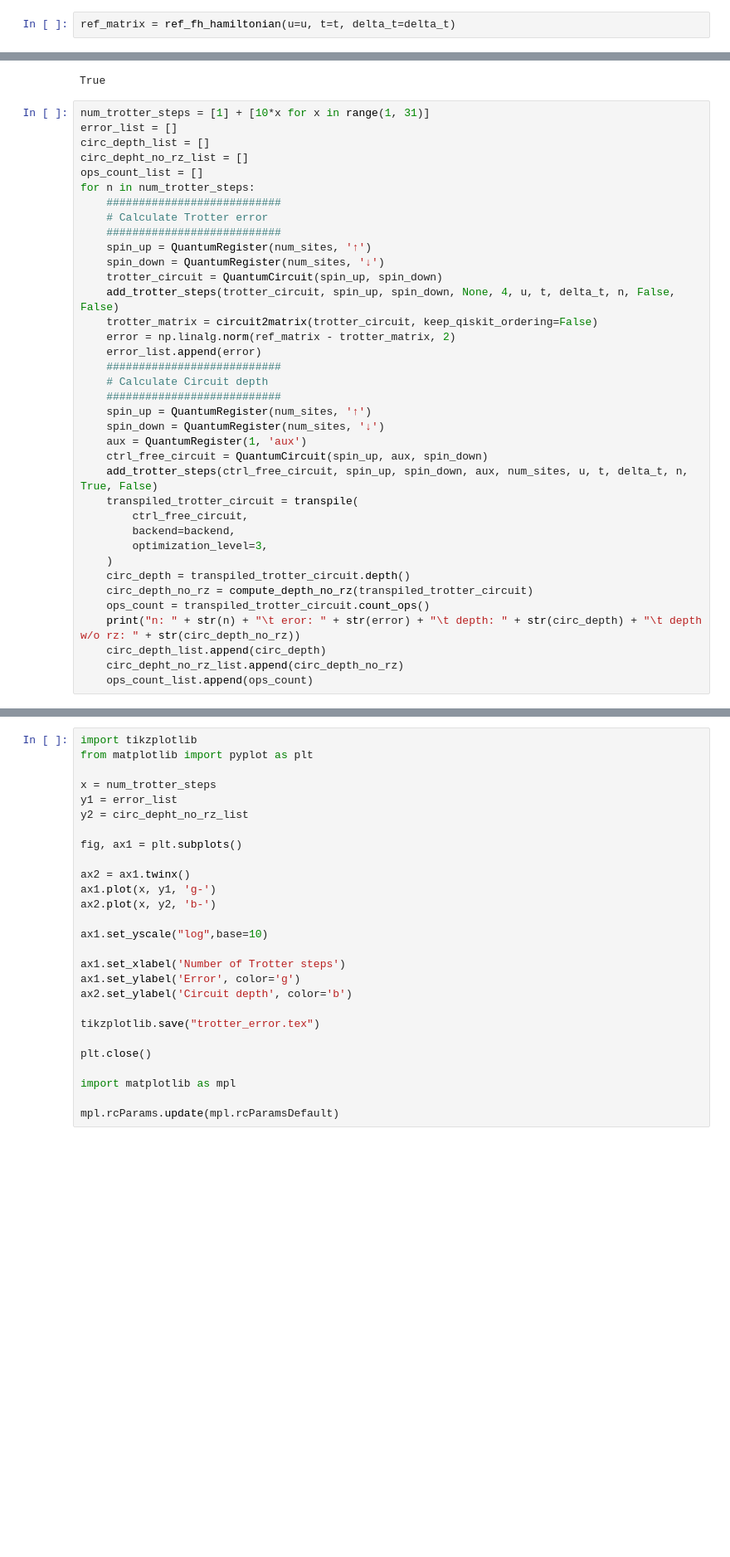
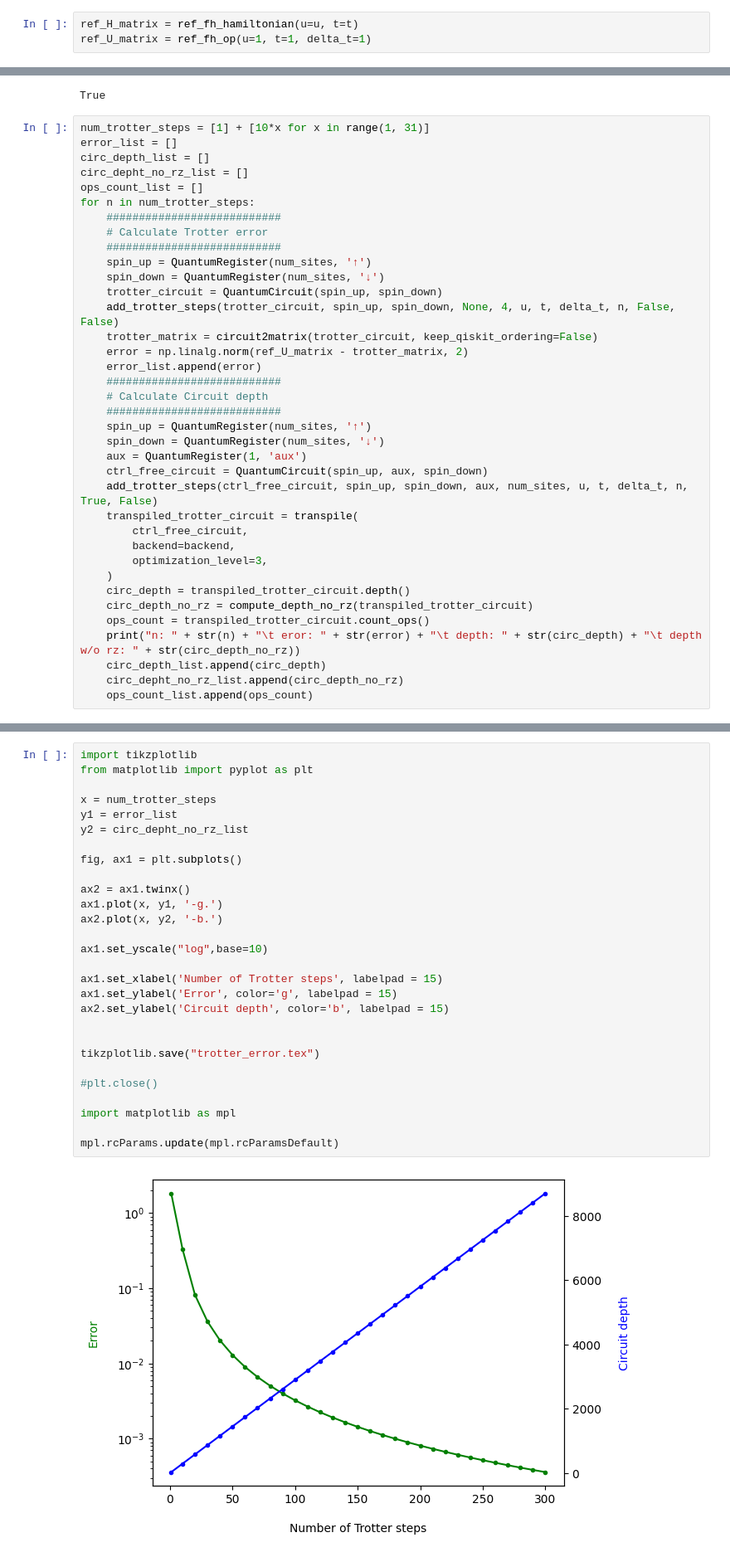
Before and after one commit to thilomueller/QETU, a Jupyter notebook: 2x2_lattice.ipynb, the cells around one changed output, grey strips where cells are left out. Shown at 83% size. Drawn from its saved outputs; the diff is of its cells as text; blank space fills up the shorter version.

Commit message:
corrected FH reference Hamiltonian calculation

```diff
--- a/2x2_lattice.ipynb
+++ b/2x2_lattice.ipynb
@@ -26,7 +26,8 @@ lattice_size = (2,2)
 Nx, Ny = lattice_size
 num_sites = Nx*Ny
 # %%
-ref_matrix = ref_fh_hamiltonian(u=u, t=t, delta_t=delta_t)
+ref_H_matrix = ref_fh_hamiltonian(u=u, t=t)
+ref_U_matrix = ref_fh_op(u=1, t=1, delta_t=1)
 # %% [markdown]
 # Single Trotter step
 # %%
@@ -123,7 +124,7 @@ for n in num_trotter_steps:
     trotter_circuit = QuantumCircuit(spin_up, spin_down)
     add_trotter_steps(trotter_circuit, spin_up, spin_down, None, 4, u, t, delta_t, n, False, False)
     trotter_matrix = circuit2matrix(trotter_circuit, keep_qiskit_ordering=False)
-    error = np.linalg.norm(ref_matrix - trotter_matrix, 2)
+    error = np.linalg.norm(ref_U_matrix - trotter_matrix, 2)
     error_list.append(error)
     ###########################
     # Calculate Circuit depth
@@ -166,27 +167,30 @@ n: 300   eror: 0.00035975381579696723    depth: 10505    depth w/o rz: 8702
 # %%
 import tikzplotlib
 from matplotlib import pyplot as plt
 
 x = num_trotter_steps
 y1 = error_list
 y2 = circ_depht_no_rz_list
 
 fig, ax1 = plt.subplots()
 
 ax2 = ax1.twinx()
-ax1.plot(x, y1, 'g-')
-ax2.plot(x, y2, 'b-')
+ax1.plot(x, y1, '-g.')
+ax2.plot(x, y2, '-b.')
 
 ax1.set_yscale("log",base=10)
 
-ax1.set_xlabel('Number of Trotter steps')
-ax1.set_ylabel('Error', color='g')
-ax2.set_ylabel('Circuit depth', color='b')
+ax1.set_xlabel('Number of Trotter steps', labelpad = 15)
+ax1.set_ylabel('Error', color='g', labelpad = 15)
+ax2.set_ylabel('Circuit depth', color='b', labelpad = 15)
+
 
 tikzplotlib.save("trotter_error.tex")
 
-plt.close()
+#plt.close()
 
 import matplotlib as mpl
 
 mpl.rcParams.update(mpl.rcParamsDefault)
+# %% [output]
+[figure, added]
```
Also changed, not shown: parts of 5 cells of this notebook, 1 other file.
